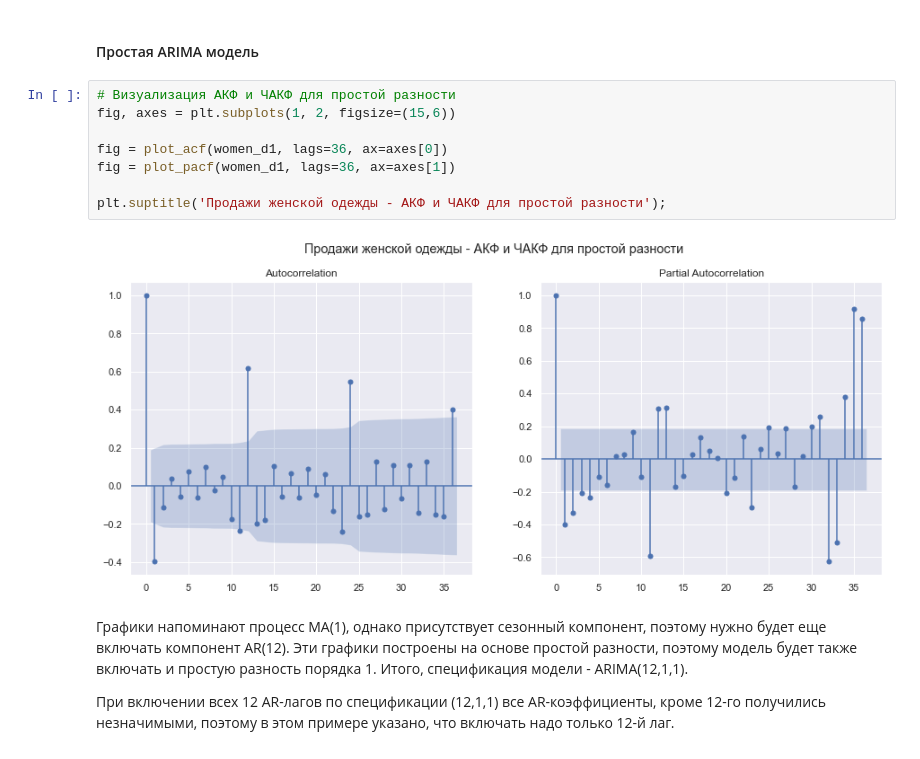
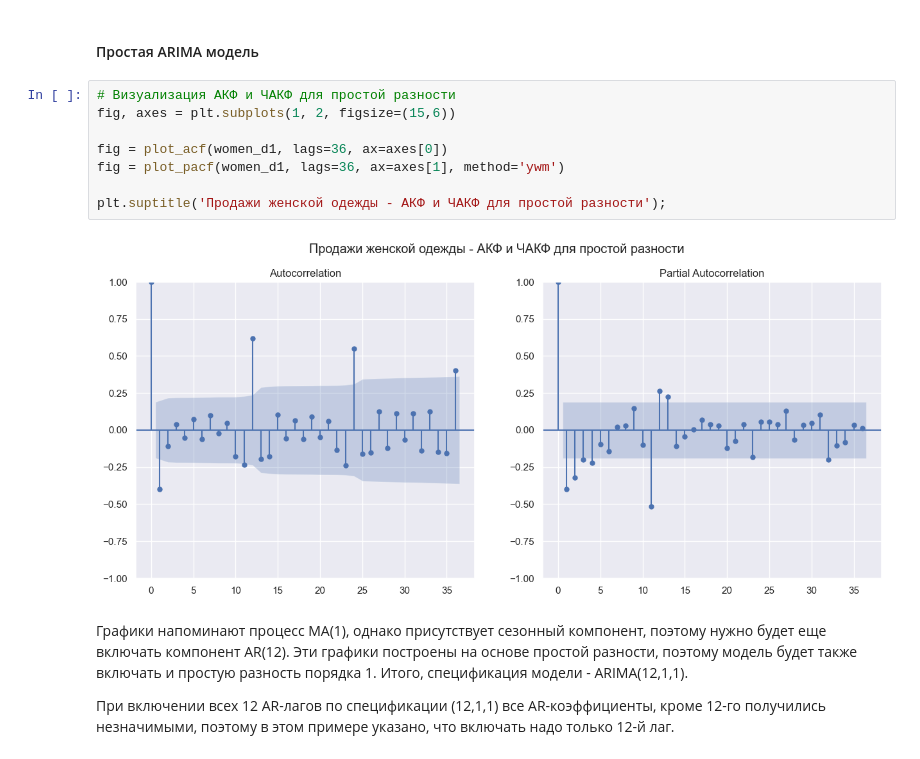
Before and after one commit to postlogist/python-forecasting, a Jupyter notebook: regression/arima.ipynb, the cells around one changed output. Cells and saved outputs as stored; diff of their text form.

```diff
--- a/regression/arima.ipynb
+++ b/regression/arima.ipynb
@@ -418,13 +424,13 @@ https://www.statsmodels.org/stable/examples/notebooks/generated/statespace_sarim
 # %%
 # Визуализация АКФ и ЧАКФ для простой разности
 fig, axes = plt.subplots(1, 2, figsize=(15,6))
 
 fig = plot_acf(women_d1, lags=36, ax=axes[0])
-fig = plot_pacf(women_d1, lags=36, ax=axes[1])
+fig = plot_pacf(women_d1, lags=36, ax=axes[1], method='ywm')
 
 plt.suptitle('Продажи женской одежды - АКФ и ЧАКФ для простой разности');
 # %% [output]
-[figure, old version]
+[figure, new version]
 # %% [markdown]
 Графики напоминают процесс MA(1), однако присутствует сезонный компонент, поэтому нужно будет еще включать компонент AR(12). Эти графики построены на основе простой разности, поэтому модель будет также включать и простую разность порядка 1.
 Итого, спецификация модели - ARIMA(12,1,1).
```
Also changed, not shown: parts of 21 cells of this notebook, 2 other files.
